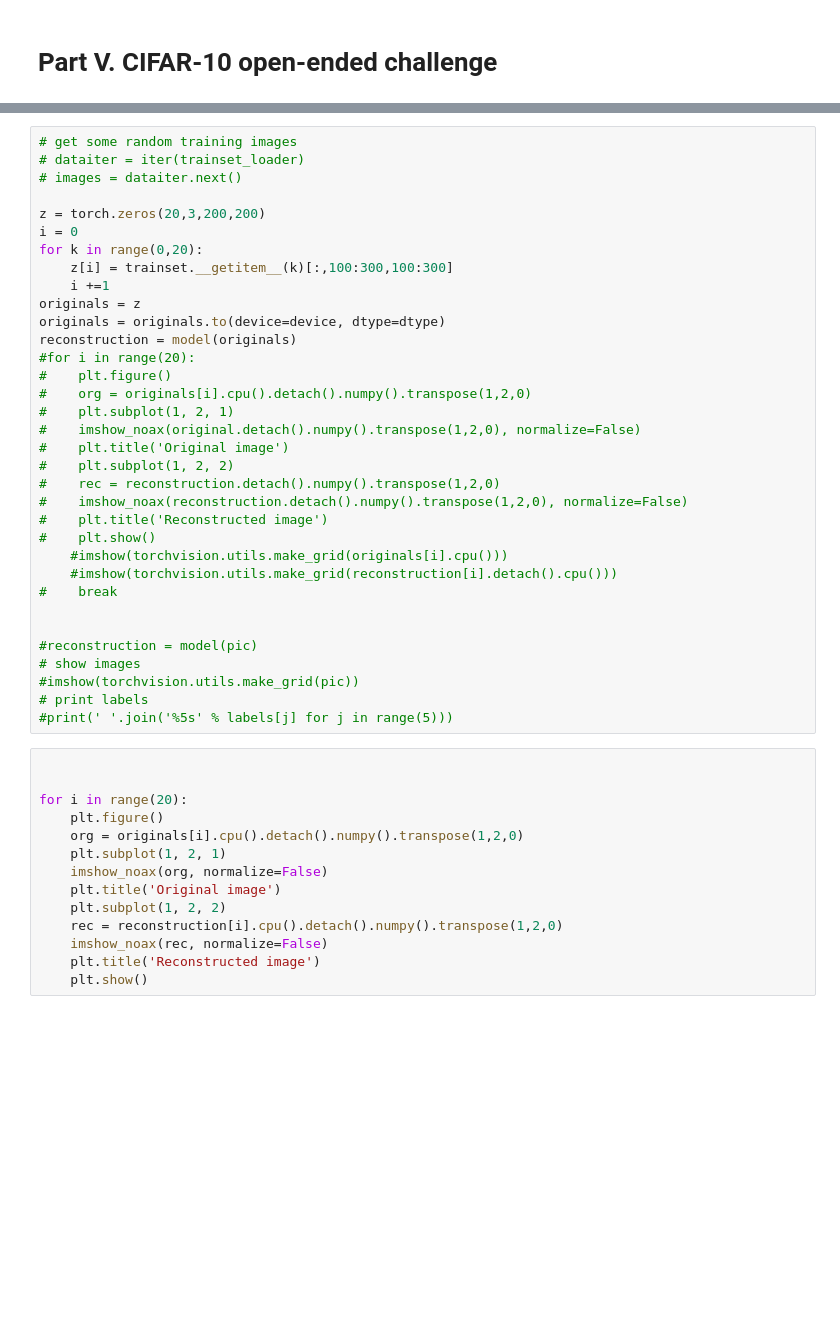
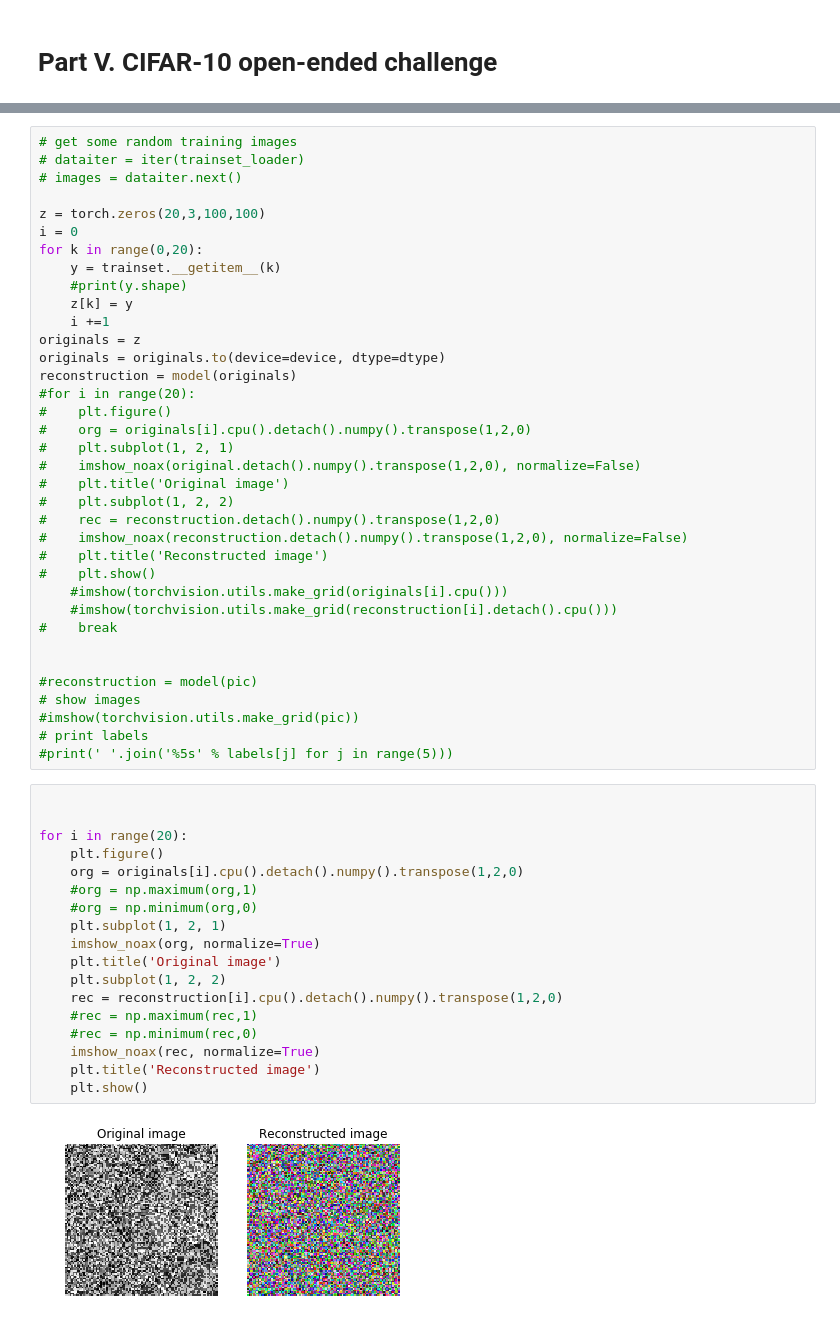
Before and after one commit to omatus30/FinalProj, a Jupyter notebook: XrayMaster.ipynb, the cells around one changed output, grey strips where cells are left out. Saved outputs shown, nothing was run; the diff lists cells and outputs as text; blank space fills up the shorter version.

```diff
--- a/XrayMaster.ipynb
+++ b/XrayMaster.ipynb
@@ -603,10 +598,12 @@ Iteration 280, loss = 0.0005
 # dataiter = iter(trainset_loader)
 # images = dataiter.next()
 
-z = torch.zeros(20,3,200,200)
+z = torch.zeros(20,3,100,100)
 i = 0
 for k in range(0,20):
-    z[i] = trainset.__getitem__(k)[:,100:300,100:300]
+    y = trainset.__getitem__(k)
+    #print(y.shape)
+    z[k] = y
     i +=1
 originals = z
 originals = originals.to(device=device, dtype=dtype)
@@ -635,14 +632,20 @@ reconstruction = model(originals)
 # %%
 
 
 for i in range(20):
     plt.figure()
     org = originals[i].cpu().detach().numpy().transpose(1,2,0)
+    #org = np.maximum(org,1)
+    #org = np.minimum(org,0)
     plt.subplot(1, 2, 1)
-    imshow_noax(org, normalize=False)
+    imshow_noax(org, normalize=True)
     plt.title('Original image')
     plt.subplot(1, 2, 2)
     rec = reconstruction[i].cpu().detach().numpy().transpose(1,2,0)
-    imshow_noax(rec, normalize=False)
+    #rec = np.maximum(rec,1)
+    #rec = np.minimum(rec,0)
+    imshow_noax(rec, normalize=True)
     plt.title('Reconstructed image')
     plt.show()
+# %% [output]
+[figure, added]
```
Also changed, not shown: parts of 5 cells of this notebook.
